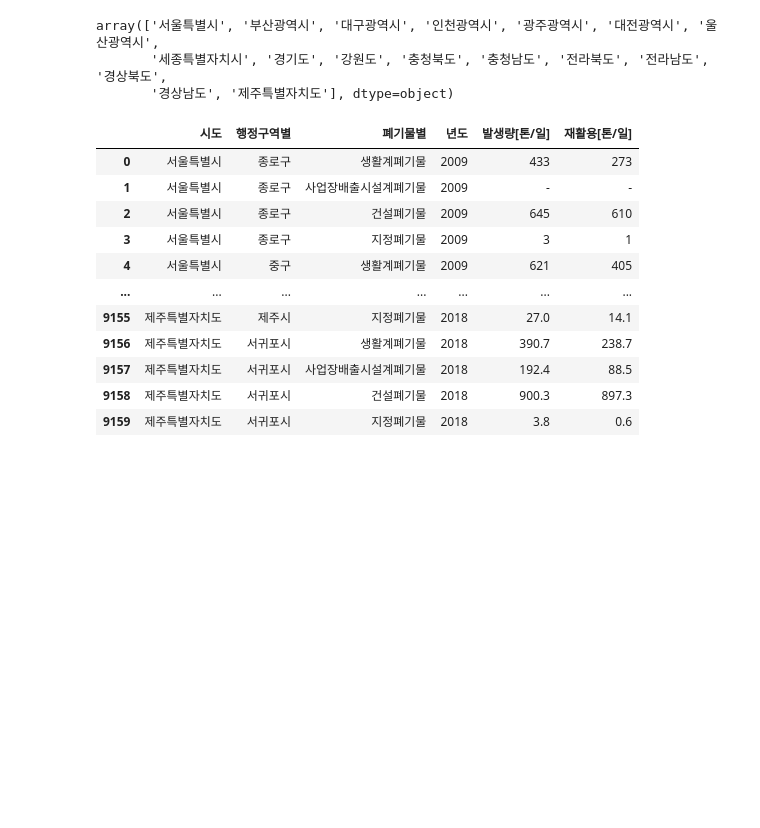
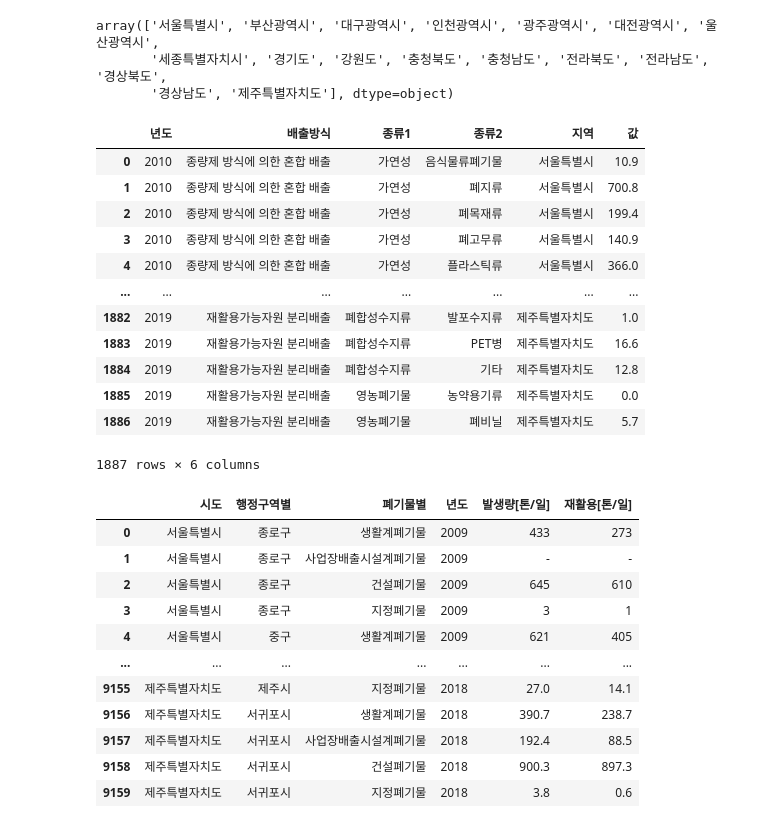
Before and after one commit to huitaek/project_mini_analyze_waste, a Jupyter notebook: src/eda_sy.ipynb, the cells around one changed output. Drawn from its saved outputs; the diff is of its cells as text; code cells hidden in the pictures; blank space fills up the shorter version.

Commit message:
data refined2

```diff
--- a/src/eda_sy.ipynb
+++ b/src/eda_sy.ipynb
@@ -83,6 +83,22 @@ data1['지역'].unique()
 array(['서울특별시', '부산광역시', '대구광역시', '인천광역시', '광주광역시', '대전광역시', '울산광역시',
        '세종특별자치시', '경기도', '강원도', '충청북도', '충청남도', '전라북도', '전라남도', '경상북도',
        '경상남도', '제주특별자치도'], dtype=object)
+# %%
+data1
+# %% [output]
+|  | 년도 | 배출방식 | 종류1 | 종류2 | 지역 | 값 |
+| 0 | 2010 | 종량제 방식에 의한 혼합 배출 | 가연성 | 음식물류폐기물 | 서울특별시 | 10.9 |
+| 1 | 2010 | 종량제 방식에 의한 혼합 배출 | 가연성 | 폐지류 | 서울특별시 | 700.8 |
+| 2 | 2010 | 종량제 방식에 의한 혼합 배출 | 가연성 | 폐목재류 | 서울특별시 | 199.4 |
+| 3 | 2010 | 종량제 방식에 의한 혼합 배출 | 가연성 | 폐고무류 | 서울특별시 | 140.9 |
+| 4 | 2010 | 종량제 방식에 의한 혼합 배출 | 가연성 | 플라스틱류 | 서울특별시 | 366.0 |
+| ... | ... | ... | ... | ... | ... | ... |
+| 1882 | 2019 | 재활용가능자원 분리배출 | 폐합성수지류 | 발포수지류 | 제주특별자치도 | 1.0 |
+| 1883 | 2019 | 재활용가능자원 분리배출 | 폐합성수지류 | PET병 | 제주특별자치도 | 16.6 |
+| 1884 | 2019 | 재활용가능자원 분리배출 | 폐합성수지류 | 기타 | 제주특별자치도 | 12.8 |
+| 1885 | 2019 | 재활용가능자원 분리배출 | 영농폐기물 | 농약용기류 | 제주특별자치도 | 0.0 |
+| 1886 | 2019 | 재활용가능자원 분리배출 | 영농폐기물 | 폐비닐 | 제주특별자치도 | 5.7 |
+1887 rows × 6 columns
 # %%
 # file2 전처리
 
```
Also changed, not shown: parts of 1 cell of this notebook, 1 other file.
